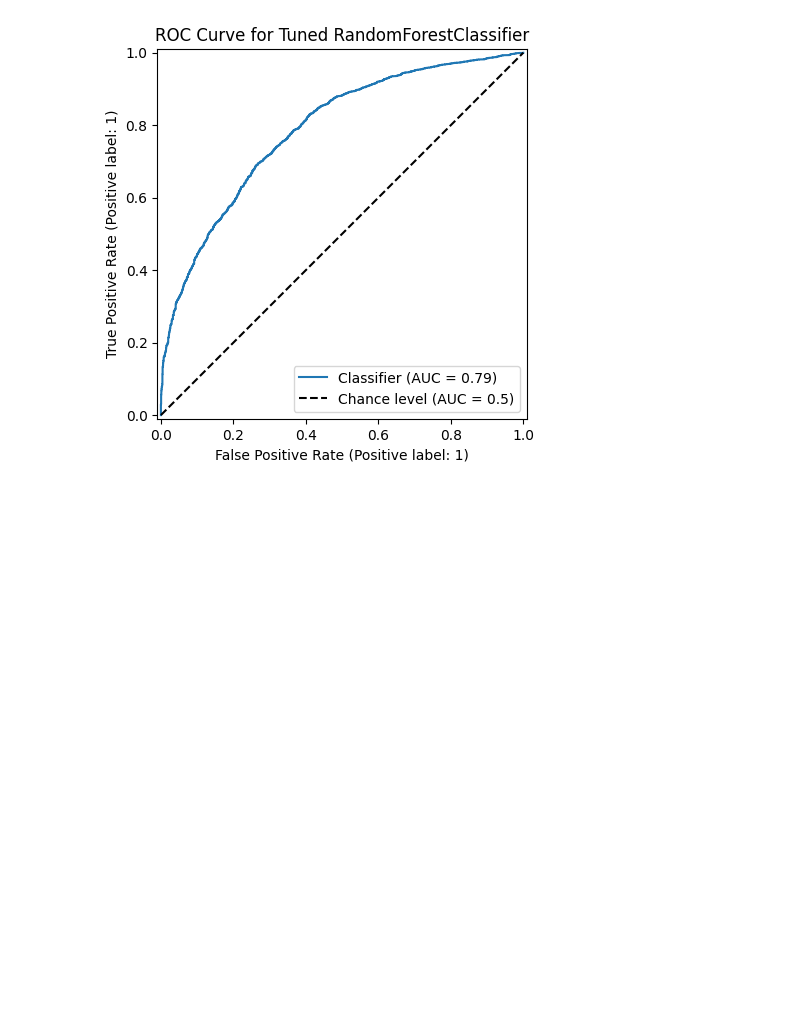
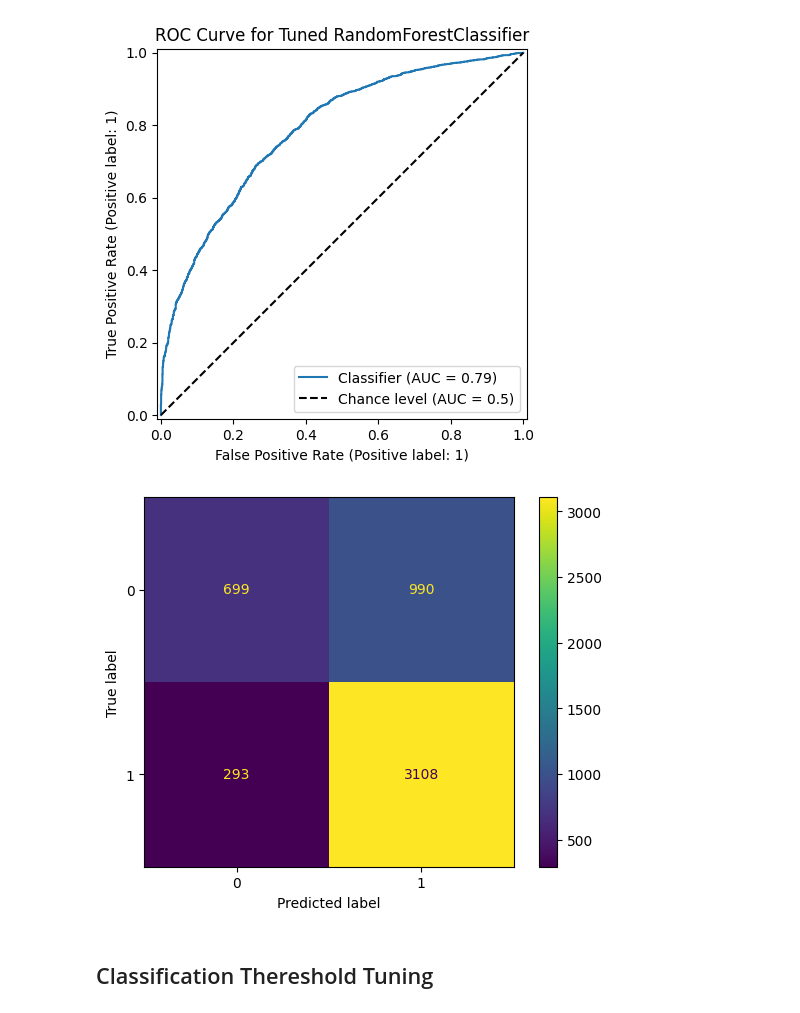
Before and after one commit to webmaster99-stack/us-visa-approval-prediction, a Jupyter notebook: notebooks/feature_engineering_and_modeling.ipynb, the cells around one changed output. Saved outputs shown, nothing was run; the diff lists cells and outputs as text; code cells hidden in the pictures; blank space fills up the shorter version.

Commit message:
Add classification threshold tuning section

```diff
--- a/notebooks/feature_engineering_and_modeling.ipynb
+++ b/notebooks/feature_engineering_and_modeling.ipynb
@@ -602,3 +602,13 @@ plt.title("ROC Curve for Tuned RandomForestClassifier")
 plt.show()
 # %% [output]
 [figure]
+# %%
+ConfusionMatrixDisplay.from_predictions(
+    y_true=target_test,
+    y_pred=best_forest_pipeline.predict(attributes_test)
+)
+plt.show()
+# %% [output]
+[figure, added]
+# %% [markdown]
+## Classification Thereshold Tuning
```
Also changed, not shown: parts of 6 cells of this notebook.
